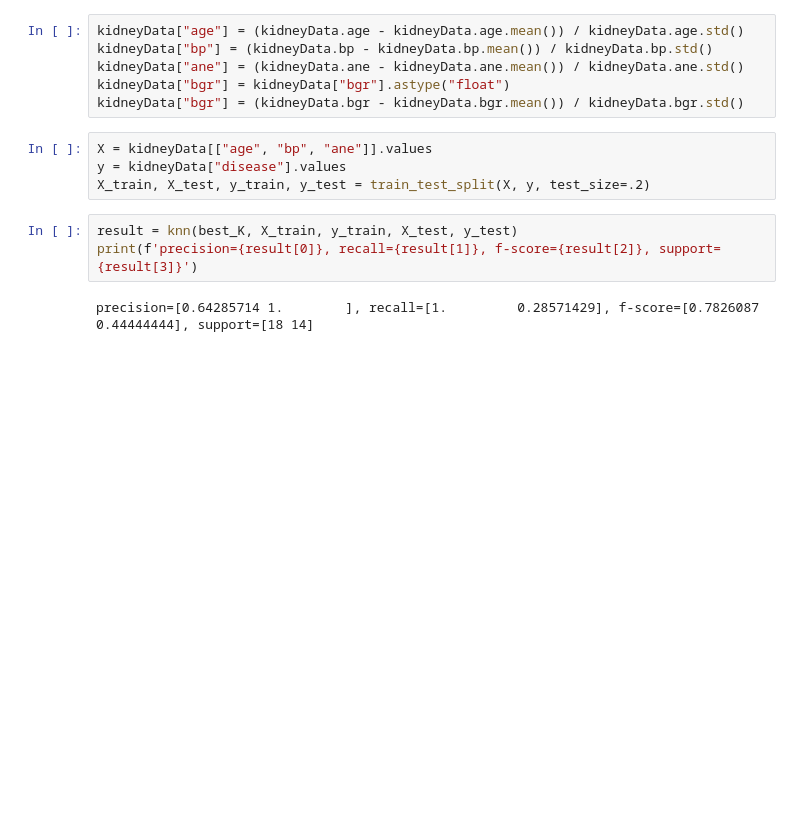
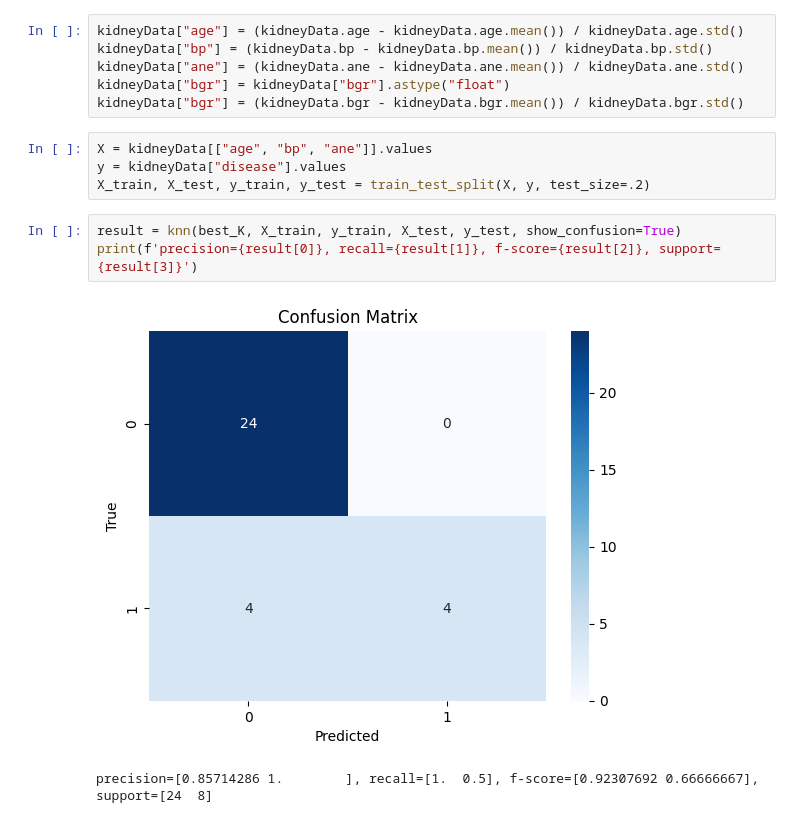
Before and after one commit to sadrajafari/cs5830_project4, a Jupyter notebook: project4.ipynb, the cells around one changed output. Cells and saved outputs as stored; diff of their text form; blank space fills up the shorter version.

```diff
--- a/project4.ipynb
+++ b/project4.ipynb
@@ -313,10 +335,11 @@ X = kidneyData[["age", "bp", "ane"]].values
 y = kidneyData["disease"].values
 X_train, X_test, y_train, y_test = train_test_split(X, y, test_size=.2)
 # %%
-result = knn(best_K, X_train, y_train, X_test, y_test)
+result = knn(best_K, X_train, y_train, X_test, y_test, show_confusion=True)
 print(f'precision={result[0]}, recall={result[1]}, f-score={result[2]}, support={result[3]}')
 # %% [output]
+[figure, added]
-precision=[0.64285714 1.        ], recall=[1.         0.28571429], f-score=[0.7826087  0.44444444], support=[18 14]
+precision=[0.85714286 1.        ], recall=[1.  0.5], f-score=[0.92307692 0.66666667], support=[24  8]
 # %%
 k_range = range(1, 50)
 f_scores = [bestK(n, X, y) for n in k_range]
```
Also changed, not shown: parts of 7 cells of this notebook.
